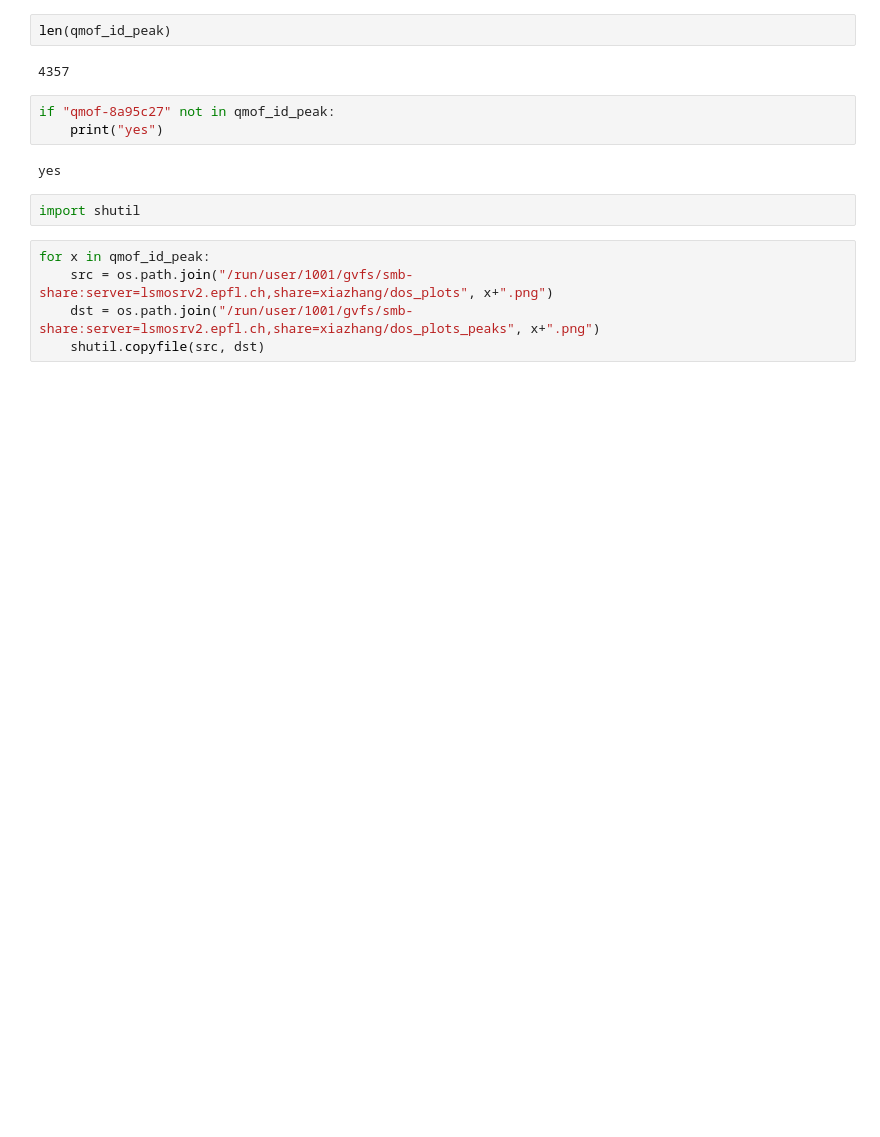
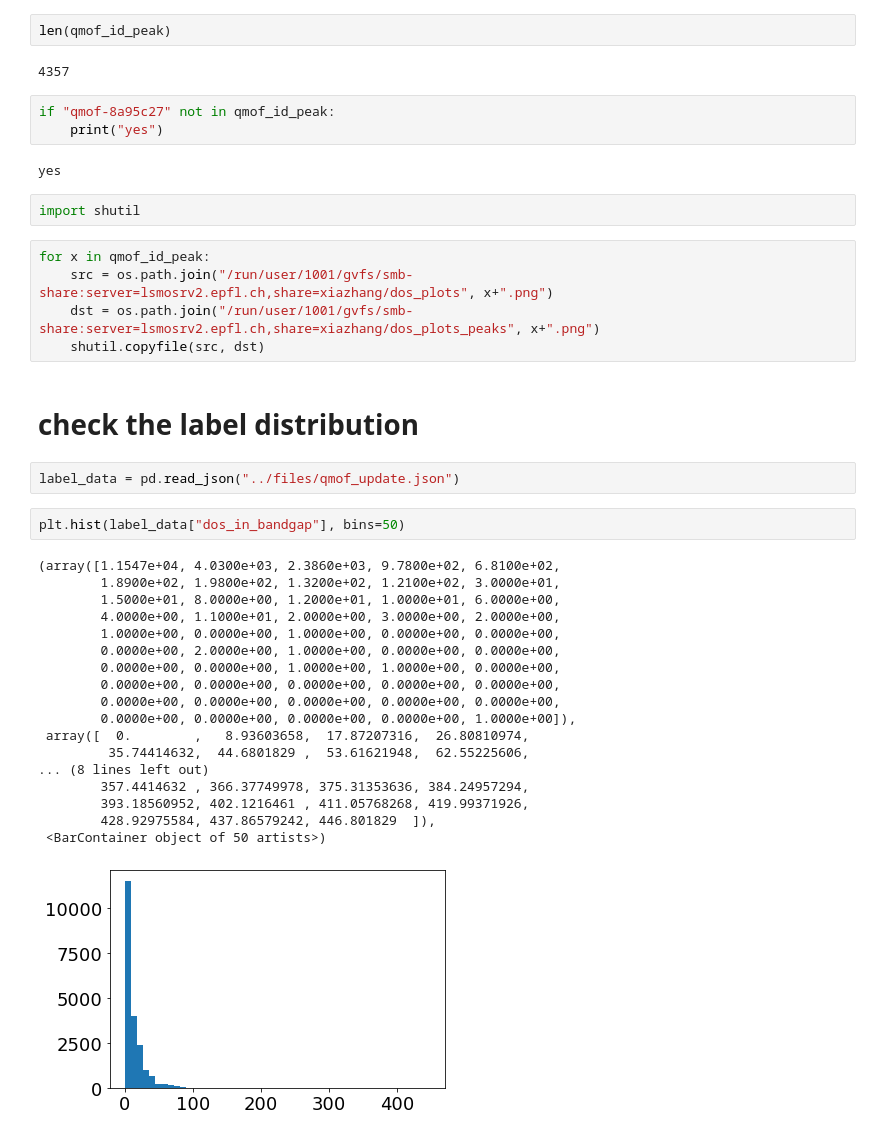
Before and after one commit to XiaoqZhang/qmof_dataparser, a Jupyter notebook: dev/20221025_check_peaks_bandgap.ipynb, the cells around one changed output. Cells and saved outputs as stored; diff of their text form; blank space fills up the shorter version.

```diff
--- a/dev/20221025_check_peaks_bandgap.ipynb
+++ b/dev/20221025_check_peaks_bandgap.ipynb
@@ -261,3 +181,28 @@ for x in qmof_id_peak:
     src = os.path.join("/run/user/1001/gvfs/smb-share:server=lsmosrv2.epfl.ch,share=xiazhang/dos_plots", x+".png")
     dst = os.path.join("/run/user/1001/gvfs/smb-share:server=lsmosrv2.epfl.ch,share=xiazhang/dos_plots_peaks", x+".png")
     shutil.copyfile(src, dst)
+# %% [markdown]
+# check the label distribution
+# %%
+label_data = pd.read_json("../files/qmof_update.json")
+# %%
+plt.hist(label_data["dos_in_bandgap"], bins=50)
+# %% [output]
+(array([1.1547e+04, 4.0300e+03, 2.3860e+03, 9.7800e+02, 6.8100e+02,
+        1.8900e+02, 1.9800e+02, 1.3200e+02, 1.2100e+02, 3.0000e+01,
+        1.5000e+01, 8.0000e+00, 1.2000e+01, 1.0000e+01, 6.0000e+00,
+        4.0000e+00, 1.1000e+01, 2.0000e+00, 3.0000e+00, 2.0000e+00,
+        1.0000e+00, 0.0000e+00, 1.0000e+00, 0.0000e+00, 0.0000e+00,
+        0.0000e+00, 2.0000e+00, 1.0000e+00, 0.0000e+00, 0.0000e+00,
+        0.0000e+00, 0.0000e+00, 1.0000e+00, 1.0000e+00, 0.0000e+00,
+        0.0000e+00, 0.0000e+00, 0.0000e+00, 0.0000e+00, 0.0000e+00,
+        0.0000e+00, 0.0000e+00, 0.0000e+00, 0.0000e+00, 0.0000e+00,
+        0.0000e+00, 0.0000e+00, 0.0000e+00, 0.0000e+00, 1.0000e+00]),
+ array([  0.        ,   8.93603658,  17.87207316,  26.80810974,
+         35.74414632,  44.6801829 ,  53.61621948,  62.55225606,
+... (8 lines left out)
+        357.4414632 , 366.37749978, 375.31353636, 384.24957294,
+        393.18560952, 402.1216461 , 411.05768268, 419.99371926,
+        428.92975584, 437.86579242, 446.801829  ]),
+ <BarContainer object of 50 artists>)
+[figure, added]
```
Also changed, not shown: parts of 37 cells of this notebook, 2 other files.
